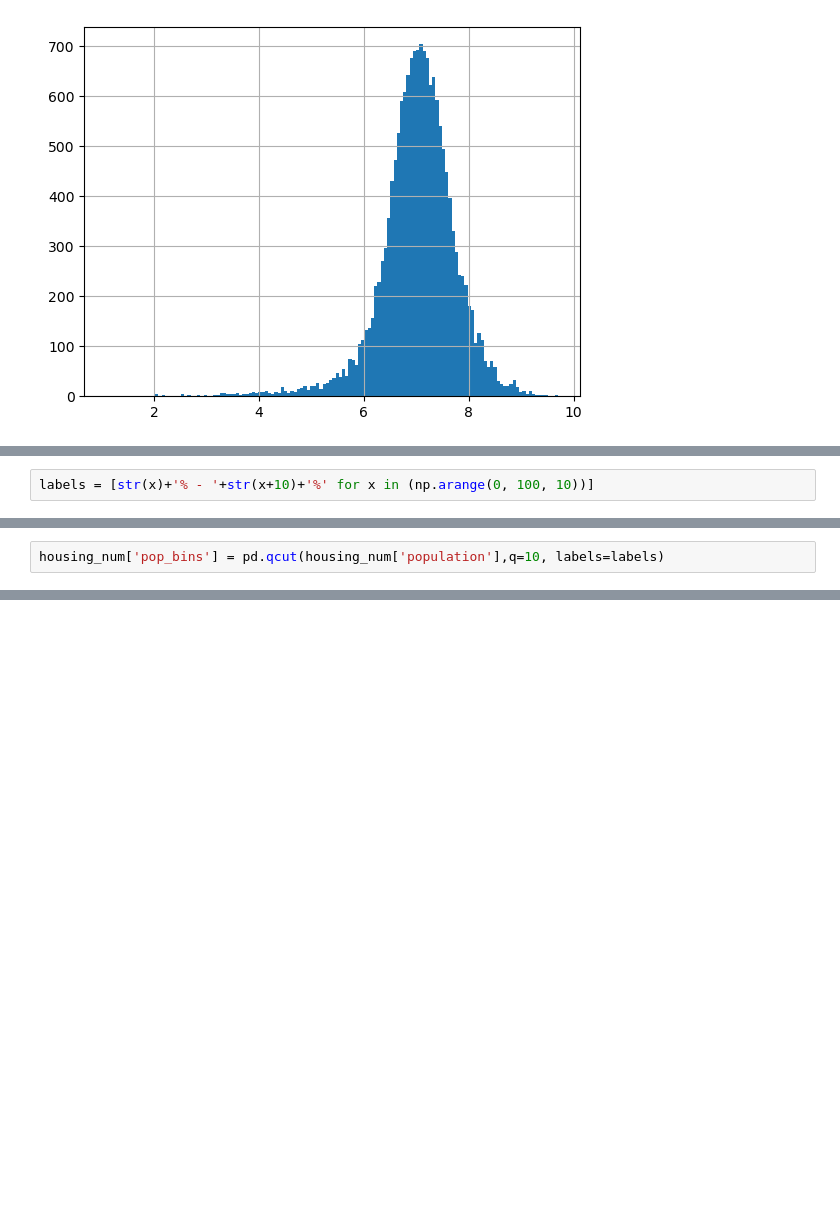
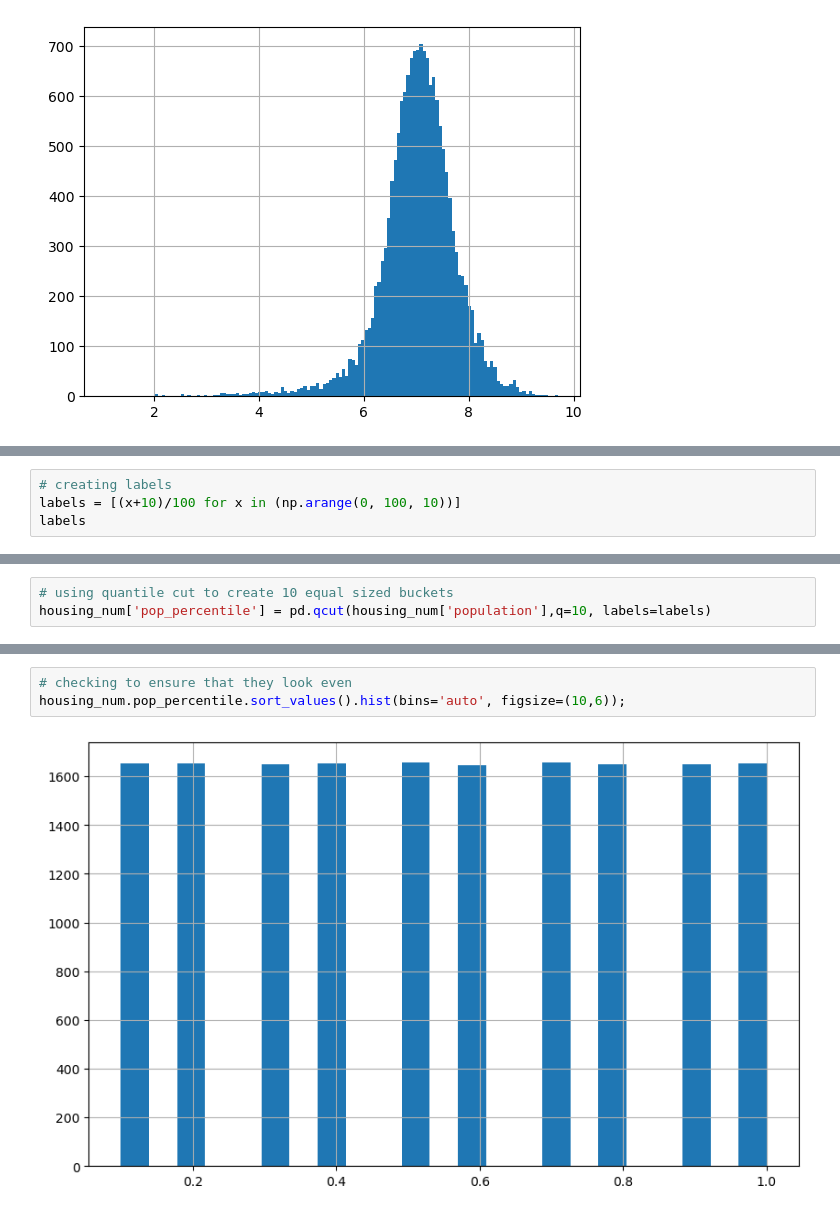
Before and after one commit to mduncan23/badal-book, a Jupyter notebook: Chapter 1 and 2.ipynb, the cells around one changed output, grey strips where cells are left out. Drawn from its saved outputs; the diff is of its cells as text; blank space fills up the shorter version.

```diff
--- a/Chapter 1 and 2.ipynb
+++ b/Chapter 1 and 2.ipynb
@@ -765,2 +769,4 @@ log_pop.hist(bins='auto');
 # %%
-labels = [str(x)+'% - '+str(x+10)+'%' for x in (np.arange(0, 100, 10))]
+# creating labels
+labels = [(x+10)/100 for x in (np.arange(0, 100, 10))]
+labels
@@ -780,2 +775,3 @@ labels
 # %%
-housing_num['pop_bins'] = pd.qcut(housing_num['population'],q=10, labels=labels)
+# using quantile cut to create 10 equal sized buckets
+housing_num['pop_percentile'] = pd.qcut(housing_num['population'],q=10, labels=labels)
@@ -809 +793,6 @@ housing_num[housing_num['pop_bins'] == '0% - 10%']['population'].max()
+# %%
+# checking to ensure that they look even
+housing_num.pop_percentile.sort_values().hist(bins='auto', figsize=(10,6));
+# %% [output]
+[figure, added]
 # %%
```
Also changed, not shown: parts of 22 cells of this notebook.
